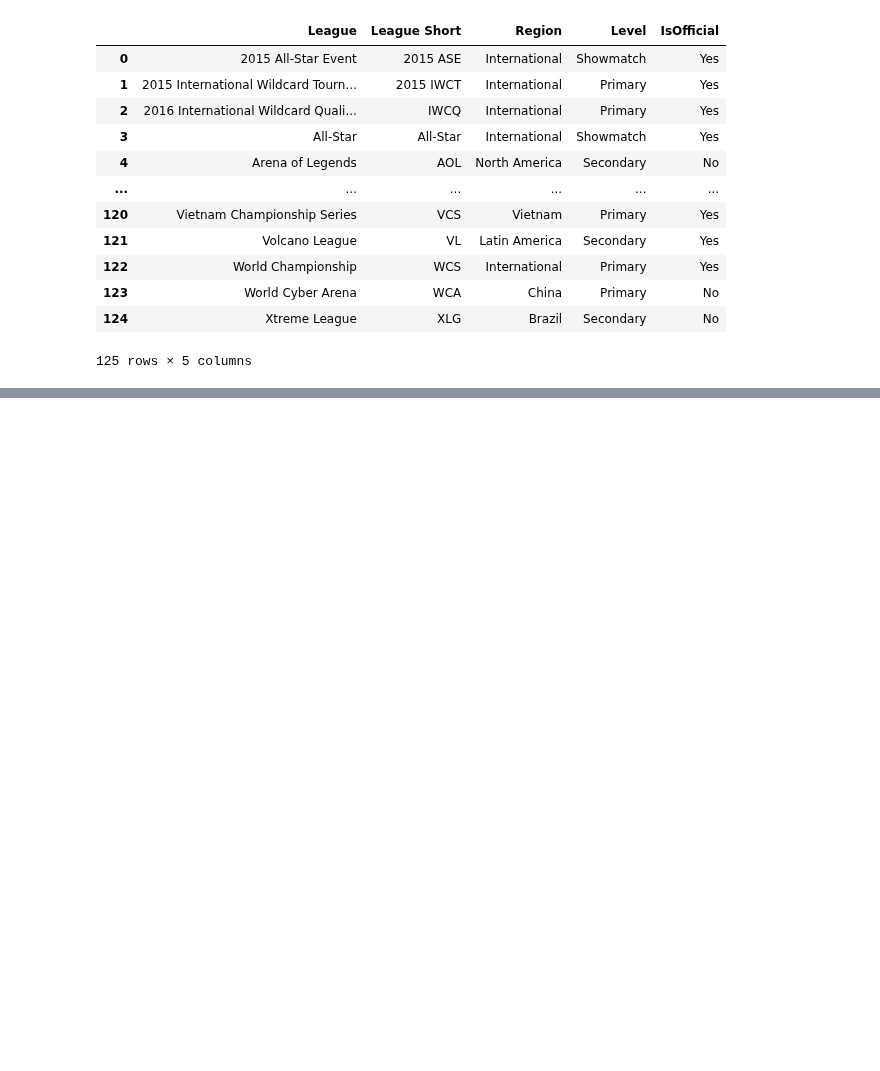
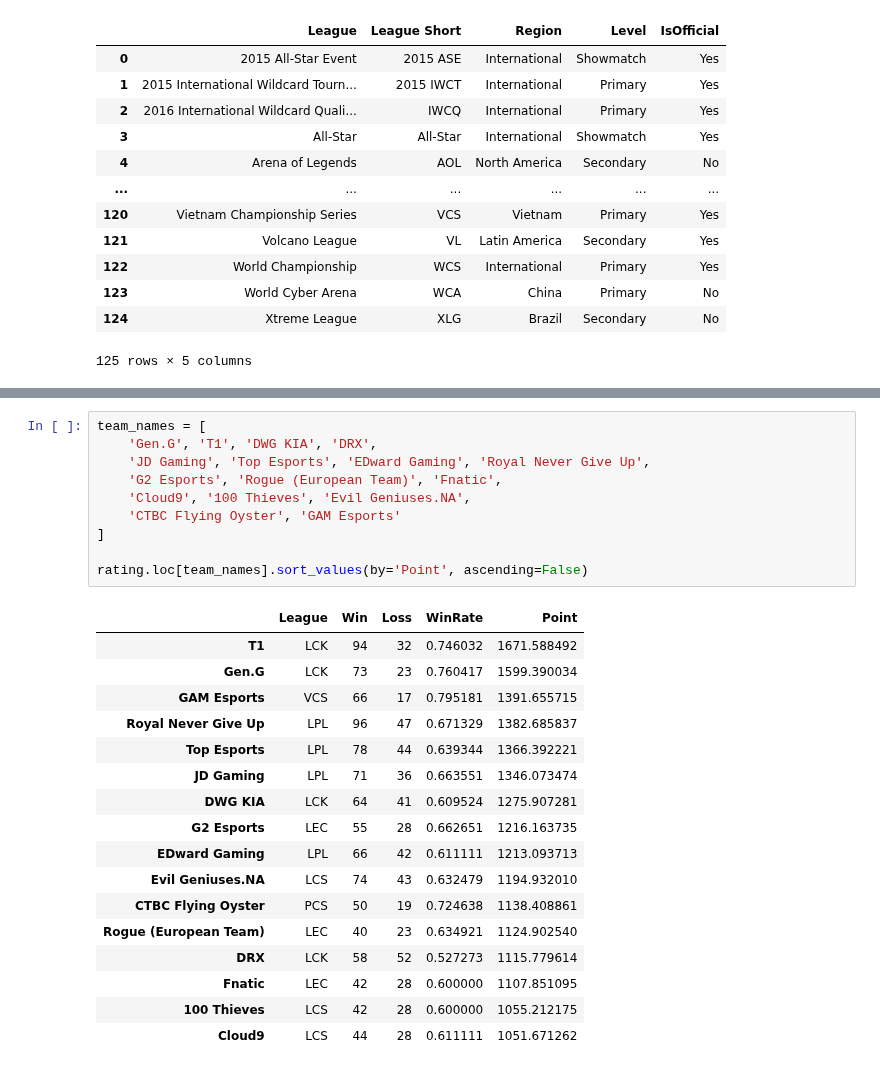
Before and after one commit to posky/LoL-Esports, a Jupyter notebook: elo_rating.ipynb, the cells around one changed output, grey strips where cells are left out. Saved outputs shown, nothing was run; the diff lists cells and outputs as text; blank space fills up the shorter version.

```diff
--- a/elo_rating.ipynb
+++ b/elo_rating.ipynb
@@ -141,0 +244,28 @@ elo_ratings
+# %%
+team_names = [
+    'Gen.G', 'T1', 'DWG KIA', 'DRX',
+    'JD Gaming', 'Top Esports', 'EDward Gaming', 'Royal Never Give Up',
+    'G2 Esports', 'Rogue (European Team)', 'Fnatic',
+    'Cloud9', '100 Thieves', 'Evil Geniuses.NA',
+    'CTBC Flying Oyster', 'GAM Esports'
+]
+
+rating.loc[team_names].sort_values(by='Point', ascending=False)
+# %% [output]
+|  | League | Win | Loss | WinRate | Point |
+| T1 | LCK | 94 | 32 | 0.746032 | 1671.588492 |
+| Gen.G | LCK | 73 | 23 | 0.760417 | 1599.390034 |
+| GAM Esports | VCS | 66 | 17 | 0.795181 | 1391.655715 |
+| Royal Never Give Up | LPL | 96 | 47 | 0.671329 | 1382.685837 |
+| Top Esports | LPL | 78 | 44 | 0.639344 | 1366.392221 |
+| JD Gaming | LPL | 71 | 36 | 0.663551 | 1346.073474 |
+| DWG KIA | LCK | 64 | 41 | 0.609524 | 1275.907281 |
+| G2 Esports | LEC | 55 | 28 | 0.662651 | 1216.163735 |
+| EDward Gaming | LPL | 66 | 42 | 0.611111 | 1213.093713 |
+| Evil Geniuses.NA | LCS | 74 | 43 | 0.632479 | 1194.932010 |
+| CTBC Flying Oyster | PCS | 50 | 19 | 0.724638 | 1138.408861 |
+| Rogue (European Team) | LEC | 40 | 23 | 0.634921 | 1124.902540 |
+| DRX | LCK | 58 | 52 | 0.527273 | 1115.779614 |
+| Fnatic | LEC | 42 | 28 | 0.600000 | 1107.851095 |
+| 100 Thieves | LCS | 42 | 28 | 0.600000 | 1055.212175 |
+| Cloud9 | LCS | 44 | 28 | 0.611111 | 1051.671262 |
```
Also changed, not shown: parts of 13 cells of this notebook, 1 other file.
